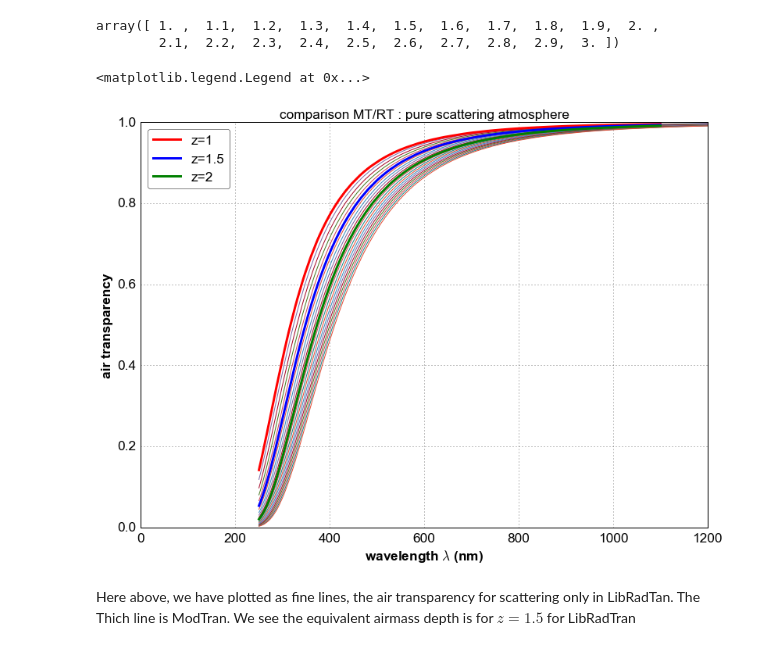
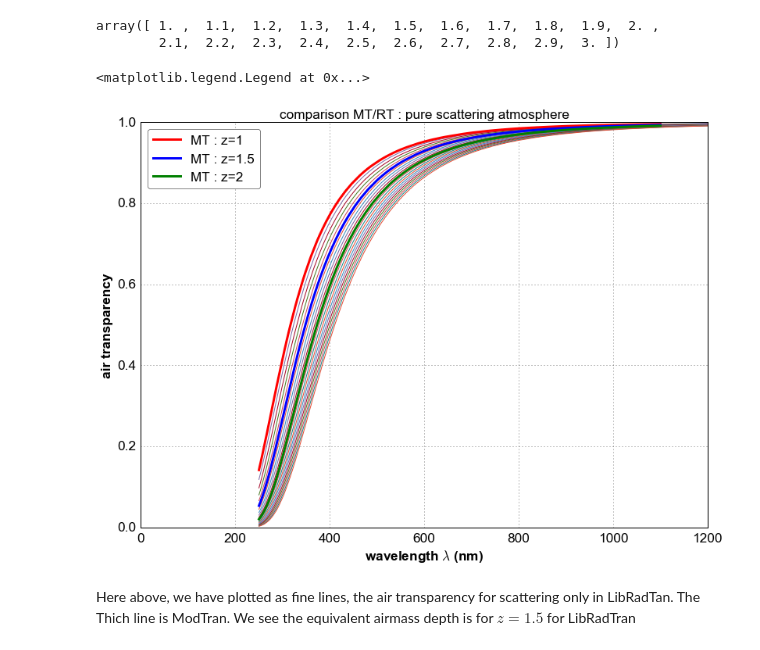
Before and after one commit to sylvielsstfr/PC5AtmStudies, a Jupyter notebook: MTRTFirstComp/ThirdMTRTComparison.ipynb, the cells around one changed output. Saved outputs shown, nothing was run; the diff lists cells and outputs as text; code cells hidden in the pictures.

```diff
--- a/MTRTFirstComp/ThirdMTRTComparison.ipynb
+++ b/MTRTFirstComp/ThirdMTRTComparison.ipynb
@@ -49,6 +49,8 @@ file1='Airmass.1.5.kg.1.17.7.diff.mm.xlsx'
 file2='H2O.O3.Molec.Atmo1.0.1.5.2.0.kg.1.19.17.xlsx'
 file3='O3.Molec.Scat.4.Sylvie.1.19.17.kg.xlsx'
 file4='Pachon_MODTRAN.1.5.kg.1.6.17.xlsx'
+file5='Atmo.1.5.H2O.O2.O3.Ray.xlsx'
+file6='Atmo.1.5.H2O.O2.O3.Rey.1.27.17.xlsx'
 # %% [markdown]
 ### 2.1) File1 :  Airmass.1.5.kg.1.17.7.diff.mm.xlsx
 ---------------------------------------------------
@@ -140,0 +163,7 @@ df4.head()
+# %%
+fullfile6=os.path.join(modtran_path,file6)
+mtfile6 = pd.ExcelFile(fullfile6)
+sheet_name=mtfile6.sheet_names[0]
+df_colname6 = mtfile6.parse(sheet_name,index_row=0,usecols=range(0,5))
+df6 = mtfile6.parse(sheet_name,header=3,usecols=range(0,5))
+df6.columns = ["wl","z15_pwv","z15_O2","z15_oz","z15_sc"]
@@ -205,30 +242,36 @@ array([ 1. ,  1.1,  1.2,  1.3,  1.4,  1.5,  1.6,  1.7,  1.8,  1.9,  2. ,
 # %%
 for idx,file in np.ndenumerate(input_filelist):
     index=idx[0] ; airmass=rt_airmasses[index]
     thelegend="z={:3.1f}".format(airmass)
     x=rt_wl[:,index] ; y=rt_trans[:,index]
     #plt.plot(x,y,label=thelegend)
     plt.plot(x,y)
 
 
     x_mt_1=df2["wl"]
     y_mt_1=df2["z10_sc"]
     x_mt_2=df2["wl"]
     y_mt_2=df2["z15_sc"]
     x_mt_3=df2["wl"]
     y_mt_3=df2["z20_sc"]
 
-plt.plot(x_mt_1,y_mt_1,'r-',lw=3,label="z=1")
-plt.plot(x_mt_2,y_mt_2,'b-',lw=3,label="z=1.5")
-plt.plot(x_mt_3,y_mt_3,'g-',lw=3,label="z=2")
+    x_mt_4=df6["wl"]
+    y_mt_4=df6["z15_sc"]
+
+
+plt.plot(x_mt_1,y_mt_1,'r-',lw=3,label="MT : z=1")
+plt.plot(x_mt_2,y_mt_2,'b-',lw=3,label="MT : z=1.5")
+plt.plot(x_mt_3,y_mt_3,'g-',lw=3,label="MT : z=2")
+#plt.plot(x_mt_4,y_mt_4,'k-',lw=3,label="MT : z=1.5")
+
 plt.xlim(0,1200.)
 plt.title("comparison MT/RT : pure scattering atmosphere")
 plt.xlabel("wavelength $\lambda$ (nm)")
 plt.ylabel("air transparency")
 plt.legend(loc=2)
 # %% [output]
 <matplotlib.legend.Legend at 0x...>
-[figure, old version]
+[figure, new version]
 # %% [markdown]
 Here above, we have plotted as fine lines, the air transparency for scattering only in LibRadTan.
 The Thich line is ModTran.
```
Also changed, not shown: parts of 90 cells of this notebook.
